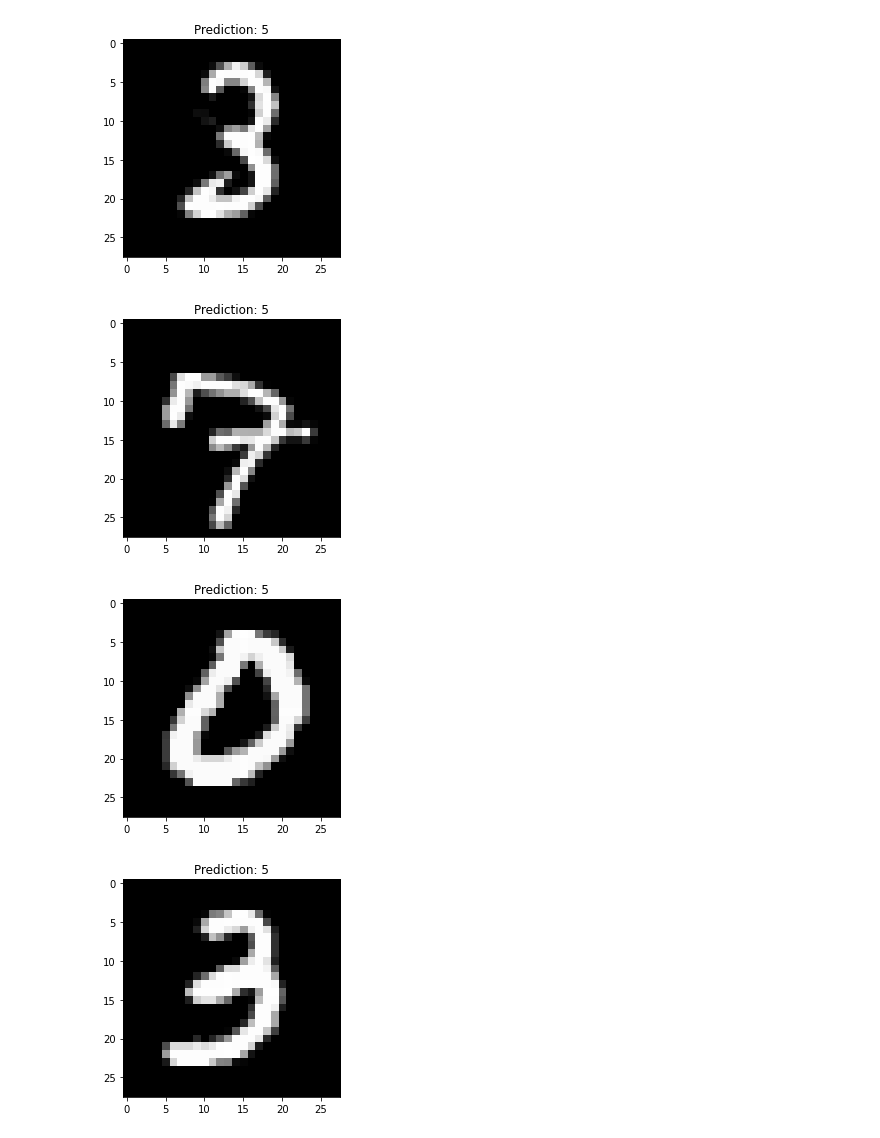
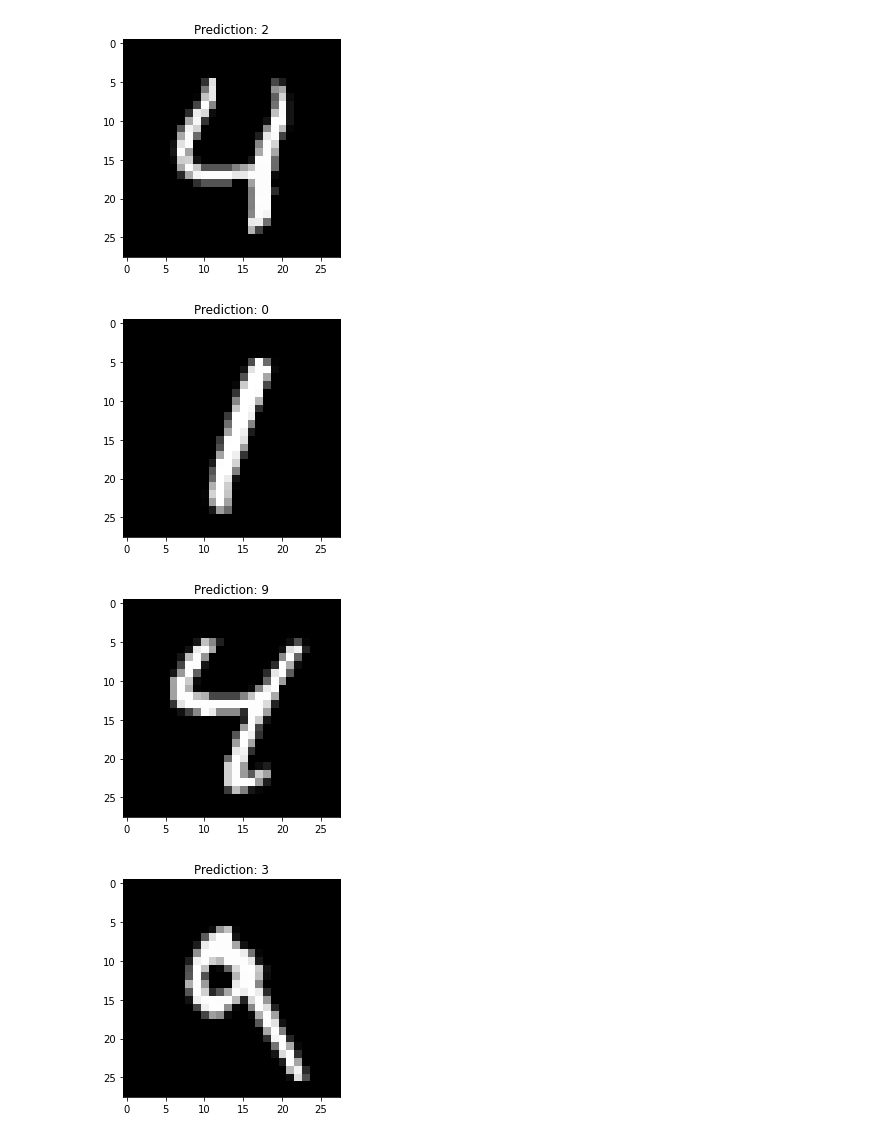
Before and after one commit to Stepheng753/MathProjects, a Jupyter notebook: Machine Learning/Number Recognition/NeuralNetworks.ipynb, the cells around one changed output. Cells and saved outputs as stored; diff of their text form; code cells hidden in the pictures.

Commit message:
Made v2 Neural Networks

```diff
--- a/Machine Learning/Number Recognition/NeuralNetworks.ipynb
+++ b/Machine Learning/Number Recognition/NeuralNetworks.ipynb
@@ -91,7 +92,7 @@ def get_Weights_Biases(weights_file, biases_file):
     return imported_weights, imported_biases
 
 training_data = []
-with open('train.csv', 'r') as f:
+with open('mnist_train.csv', 'r') as f:
     reader = csv.reader(f)
     training_data = list(reader)
 
@@ -103,13 +104,13 @@ for row in training_data[1:]:
     training_data_seperated[label].append([int(x) for x in row[1:]])
 
 testing_data_str = []
-with open('test.csv', 'r') as f:
+with open('mnist_test.csv', 'r') as f:
     reader = csv.reader(f)
     testing_data_str = list(reader)
 
 testing_data = []
 for row in testing_data_str[1:]:
-    testing_data.append([int(x) for x in row])
+    testing_data.append([int(x) for x in row[1:]])
 # %%
 class NeuralNetwork:
 
@@ -356,27 +353,31 @@ A_groups = num_ones_NN.test(test_cases)
 num_ones_NN.print_results(A_groups, Y_groups, print_status=True)
 print()
 # %%
-def get_training_set(from_inclusive, to_exclusive):
-    Y_groups = []
-    test_cases = []
+def get_training_set():
+    min_len_group = 100_000
     for label in training_data_seperated:
-        curr_case = training_data_seperated[label][from_inclusive : to_exclusive]
-        test_cases += curr_case
+        if len(training_data_seperated[label]) < min_len_group:
+            min_len_group = len(training_data_seperated[label])
+
+    test_ans = []
+    for label in training_data_seperated:
+        curr_case = training_data_seperated[label][0 : min_len_group]
         Y = np.array([[0 for _ in range(0, 10)]]).T
         Y[int(label)][0] = 1
-        Y_groups += [Y for _ in range(0, len(curr_case))]
+        for case in curr_case:
+            test_ans.append((case, Y))
+
+    random.shuffle(test_ans)
+    test_cases = [x[0] for x in test_ans]
+    Y_groups = [x[1] for x in test_ans]
     return test_cases, Y_groups
 
-i = 0
-test_case_len = int(3795 / 23)
-while i < 23:
-    test_cases, Y_groups = get_training_set(i * test_case_len, (i + 1) * test_case_len)
-    num_recog_NN = NeuralNetwork(input_shape=784, hidden_heights=[16] ,Y_shape=10, learning_rate=.005)
-    C, fig = num_recog_NN.train(test_cases, Y_groups, tol=5e-3, max_iterations=5_000, get_plot=False)
-    print('C: ', format(C, '.15f'))
-    A_groups = num_recog_NN.test(test_cases)
-    num_recog_NN.print_results(A_groups, Y_groups, print_status=False, print_plot=False)
-    i += 1
+test_cases, Y_groups = get_training_set()
+num_recog_NN = NeuralNetwork(input_shape=784, hidden_heights=[16] ,Y_shape=10, learning_rate=.05)
+C, fig = num_recog_NN.train(test_cases, Y_groups, tol=5e-4, max_iterations=10, get_plot=True)
+print('C: ', format(C, '.15f'))
+A_groups = num_recog_NN.test(test_cases)
+num_recog_NN.print_results(A_groups, Y_groups, print_status=False, print_plot=False)
 
 num_recog_NN.export_data('Number_Recog_Weights.csv', 'Number_Recog_Biases.csv')
 # %% [output]
@@ -386,7 +389,7 @@ KeyboardInterrupt:
 test_cases = testing_data[0: 10]
 A_groups = num_recog_NN.test(test_cases)
 for test_case_index in range(0, len(A_groups)):
-    prediction = np.argmax(A_groups[test_case_index][3])
+    prediction = np.argmax(A_groups[test_case_index][2])
     plt.figure()
     plt.imshow(np.array(test_cases[test_case_index]).reshape(28, 28), cmap='gray')
     plt.title('Prediction: ' + str(prediction))
@@ -398,4 +401,4 @@ for test_case_index in range(0, len(A_groups)):
-[figure, old version]
+[figure, new version]
-[figure, old version]
+[figure, new version]
-[figure, old version]
+[figure, new version]
-[figure, old version]
+[figure, new version]
```
Also changed, not shown: parts of 4 cells of this notebook, 1 other file.
